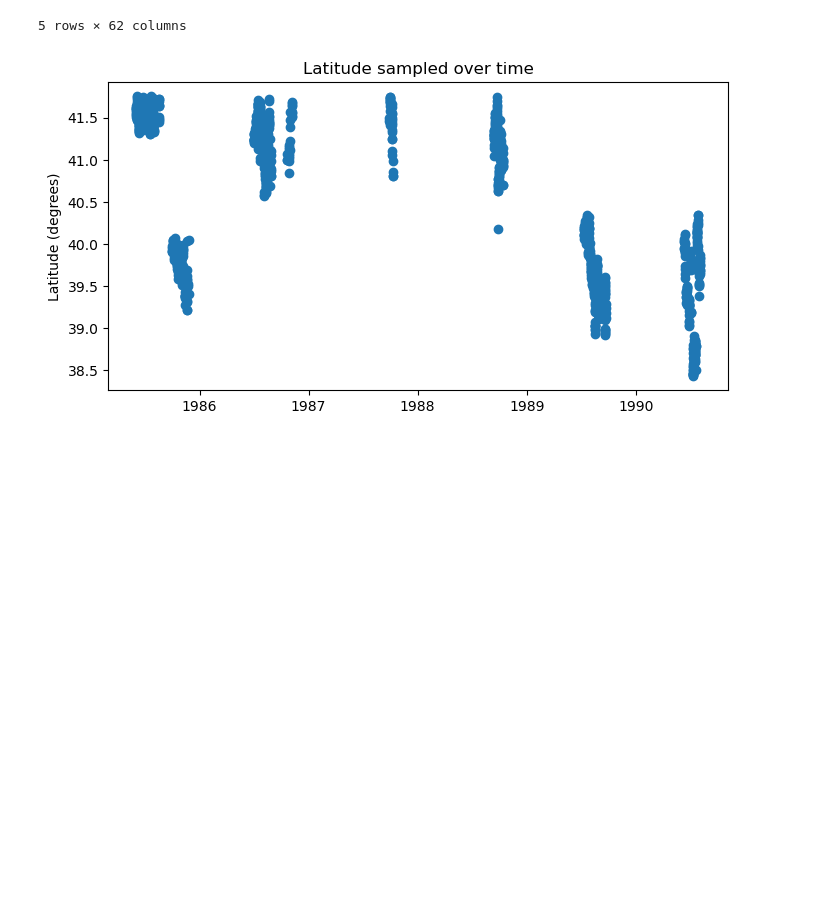
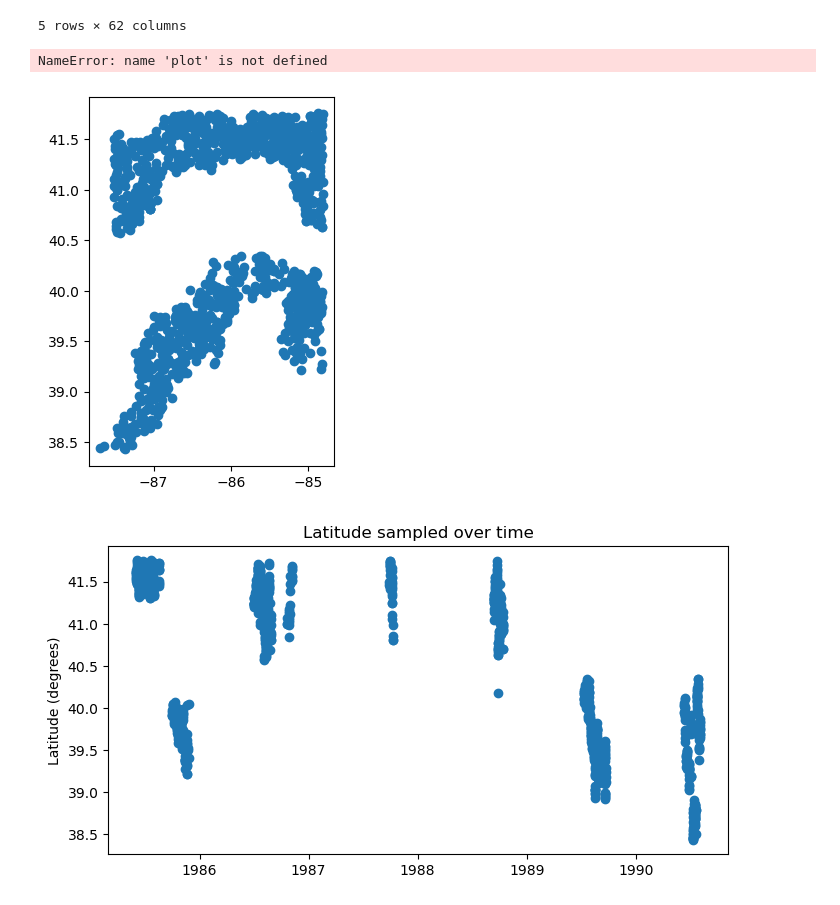
Before and after one commit to cookjan/G690_jcc, a Jupyter notebook: research_project/IDNR_GW.ipynb, the cells around one changed output. Cells and saved outputs as stored; diff of their text form; code cells hidden in the pictures; blank space fills up the shorter version.

```diff
--- a/research_project/IDNR_GW.ipynb
+++ b/research_project/IDNR_GW.ipynb
@@ -46,6 +48,18 @@ IDNR_gw_full.head()
 | 3 | 1989-07-13 | 2577 | NaN | WF-014 | 4456595 | 627750 | 18 | 21 | 9 | 22 | ... | ... |
 | 4 | 1989-07-13 | 2752 | NaN | WF-011A | 4459750 | 641860 | 18 | 21 | 10 | 12 | ... | ... |
 5 rows × 62 columns
+# %%
+#convert pandas df into geodf
+idnr_gdf = gpd.GeoDataFrame(IDNR_gw_full,
+                           geometry= gpd.points_from_xy(IDNR_gw_full['lon'], IDNR_gw_full['lat']),
+                            #could also use gpd.points_from_xy(usgs_pd.longitude, ...
+                           crs = "EPSG:4326") #shorthand for lat lon
+
+idnr_gdf.head()
+idnr_gdf.plot()
+# %% [output]
+NameError: name 'plot' is not defined
+[figure, added]
 # %%
 #display data entries over time
 
```
Also changed, not shown: parts of 13 cells of this notebook, 2 other files.
